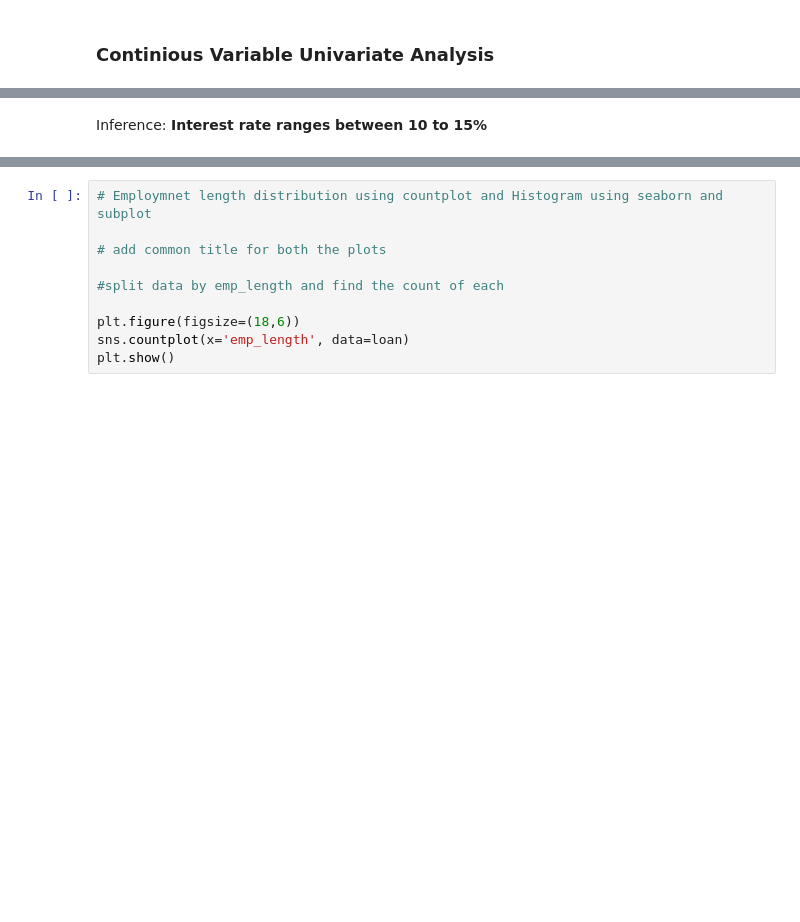
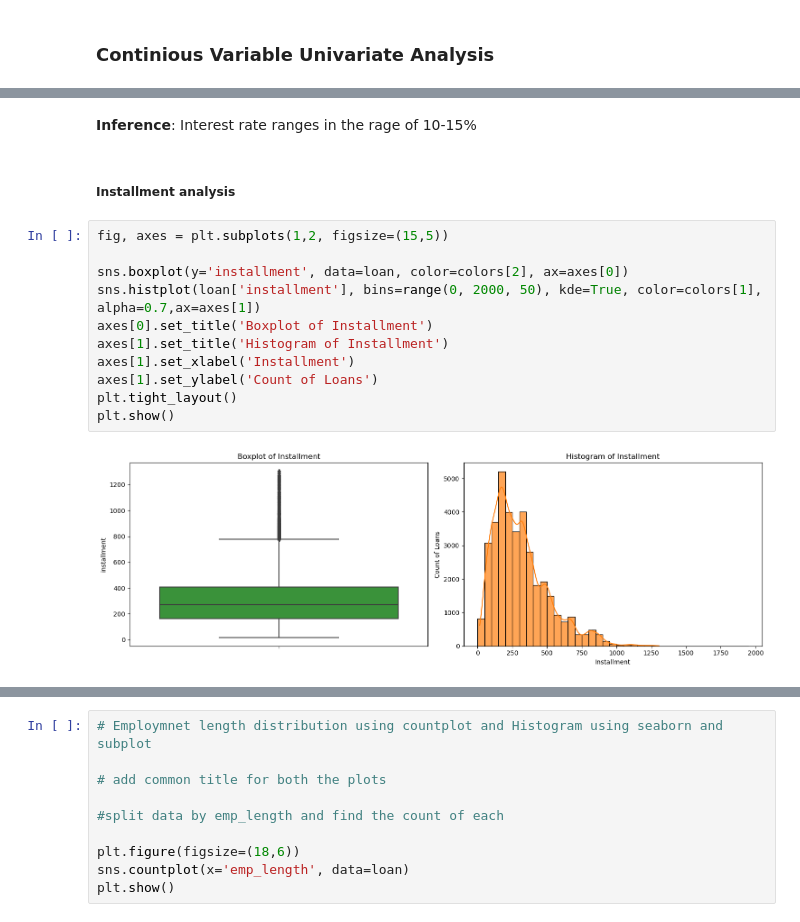
Before and after one commit to kondajji/Lending-Club_CaseStudy_TS, a Jupyter notebook: LendingClubCaseStudy.ipynb, the cells around one changed output, grey strips where cells are left out. Drawn from its saved outputs; the diff is of its cells as text; blank space fills up the shorter version.

```diff
--- a/LendingClubCaseStudy.ipynb
+++ b/LendingClubCaseStudy.ipynb
@@ -265,2 +289,17 @@ plt.show()
 # %% [markdown]
-Inference: **Interest rate ranges between 10 to 15%**
+**Inference**: Interest rate ranges in the rage of 10-15%
+# %% [markdown]
+##### Installment analysis
+# %%
+fig, axes = plt.subplots(1,2, figsize=(15,5))
+
+sns.boxplot(y='installment', data=loan, color=colors[2], ax=axes[0])
+sns.histplot(loan['installment'], bins=range(0, 2000, 50), kde=True, color=colors[1], alpha=0.7,ax=axes[1])
+axes[0].set_title('Boxplot of Installment')
+axes[1].set_title('Histogram of Installment')
+axes[1].set_xlabel('Installment')
+axes[1].set_ylabel('Count of Loans')
+plt.tight_layout()
+plt.show()
+# %% [output]
+[figure, added]
```
Also changed, not shown: parts of 123 cells of this notebook, 1 other file.
